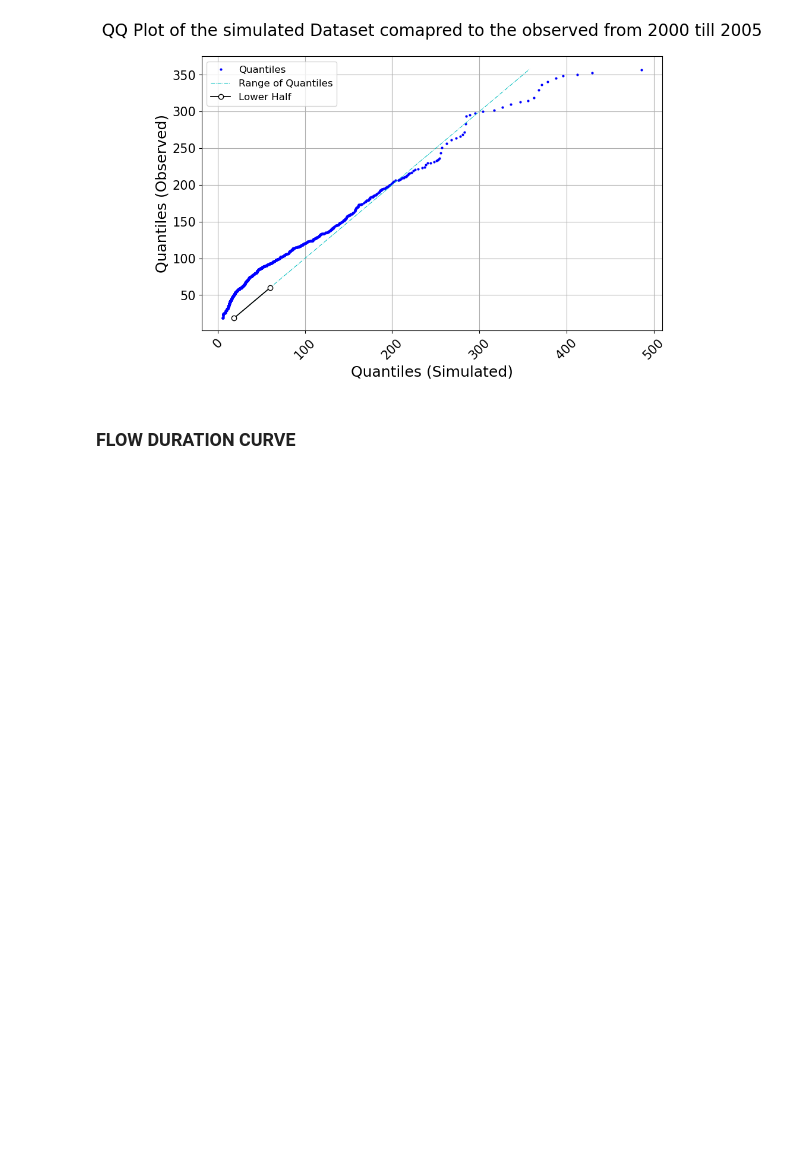
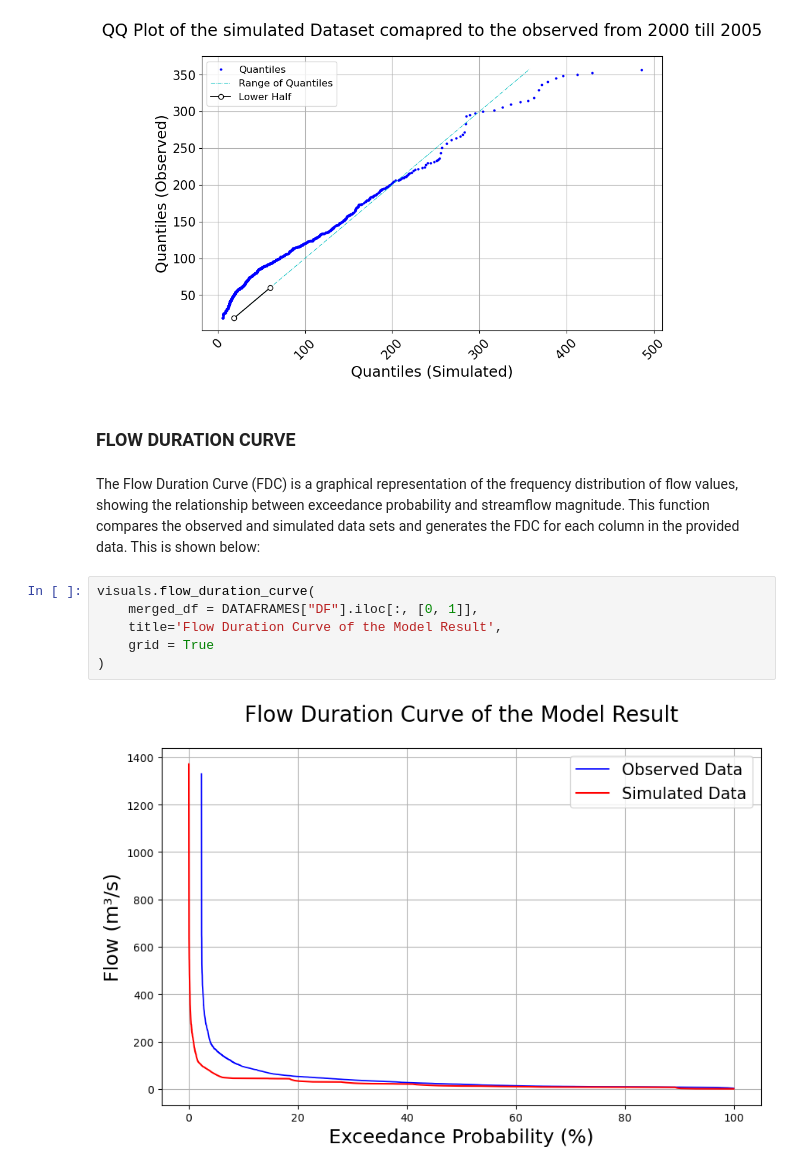
Before and after one commit to UchechukwuUdenze/NHS_PostProcessing, a Jupyter notebook: docs/source/notebooks/tutorial-visualizations.ipynb, the cells around one changed output. Cells and saved outputs as stored; diff of their text form; blank space fills up the shorter version.

Commit message:
Added the tutorial for FDC in visualizations

```diff
--- a/docs/source/notebooks/tutorial-visualizations.ipynb
+++ b/docs/source/notebooks/tutorial-visualizations.ipynb
@@ -304,3 +304,13 @@ visuals.qqplot(
 [figure]
 # %% [markdown]
 ### FLOW DURATION CURVE
+# %% [markdown]
+The Flow Duration Curve (FDC) is a graphical representation of the frequency distribution of flow values, showing the relationship between exceedance probability and streamflow magnitude. This function compares the observed and simulated data sets and generates the FDC for each column in the provided data. This is shown below:
+# %%
+visuals.flow_duration_curve(
+    merged_df = DATAFRAMES["DF"].iloc[:, [0, 1]],
+    title='Flow Duration Curve of the Model Result',
+    grid = True
+)
+# %% [output]
+[figure, added]
```
Also changed, not shown: parts of 2 cells of this notebook, 1 other file.
